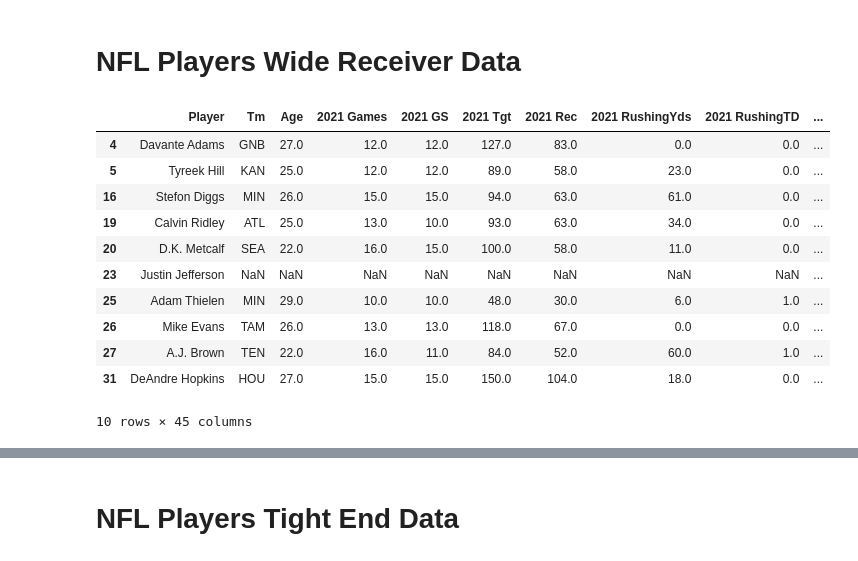
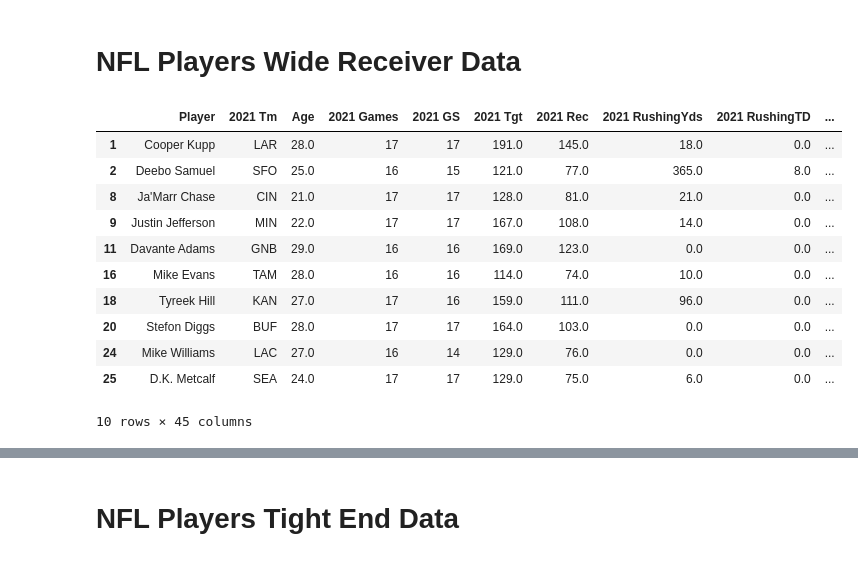
Before and after one commit to JessePRN/FantasyFootballAIAssist, a Jupyter notebook: Ronnie/NFL_Final.ipynb, the cells around one changed output, grey strips where cells are left out. Cells and saved outputs as stored; diff of their text form; code cells hidden in the pictures.

Commit message:
Final Output for ipynb and csv for skill positions

```diff
--- a/Ronnie/NFL_Final.ipynb
+++ b/Ronnie/NFL_Final.ipynb
@@ -5,11 +5,15 @@
 import pandas as pd
 import plotly.express as px
 import missingno as msno
-data1 = pd.read_csv('data/NFL_3.csv')
-data2 = pd.read_csv('data/NFL_2.csv')
-data3 = pd.read_csv('data/NFL_1.csv')
+#2021
+data1 = pd.read_csv('data/2021.csv', index_col=0)
+#2020
+data2 = pd.read_csv('data/2020.csv')
+#2019
+data3 = pd.read_csv('data/2019.csv', index_col=0)
 df = pd.merge(data1, data2,
                    on = 'Player',
-                   how ='left')
+                   how ='left',
+                   suffixes=("_2021", "_2020"))
 df.head(5)
 # %% [output]
@@ -58,0 +93,10 @@ Index(['Player', 'Tm_x', 'Pos_x', 'Age_x', 'G_x', 'GS_x', 'Tgt_x', 'Rec_x',
+# %%
+def get_position(row):
+  for val in row:
+    if val:
+      return val
+
+nfl_df["Pos"] = nfl_df[['Pos_2021', 'Pos_2020', 'Pos_2019']].apply(get_position, axis=1)
+nfl_df["Age"] = nfl_df[['Age_2021', 'Age_2020', 'Age_2019']].apply(get_position, axis=1)
+nfl_df.drop(columns=['Pos_2021', 'Pos_2020', 'Pos_2019', 'Age_2021', 'Age_2020', 'Age_2019'], inplace=True)
+nfl_df.columns
@@ -76,4 +225,11 @@ nflc_df.head(10)
 # %%
-# Parsing out arcane columns to more meaningly names by year so that data is in columns by player and not in rows.
-nflcleaned_df = nflc_df.rename(columns ={'Pos_x':'Pos','G':'2021 Games','GS':'2021 GS','Tgt': '2021 Tgt', 'Rec': '2021 Rec', 'PassingYds': '2021 PassingYds' , 'PassingTD': '2021 PassingTD', 'PassingAtt': '2021 PassingAtt', 'RushingYds': '2021 RushingYds', 'RushingTD': '2021 RushingTD', 'RushingAtt': '2021 RushingAtt', 'ReceivingYds': '2021 ReceivingYds', 'ReceivingTD': '2021 ReceivingTD', 'FantasyPoints': '2021 FantasyPoints', 'G_x':'2019 Games','GS_x':'2019 GS', 'Tgt_x':'2019 Tgt', 'Rec_x':'2019 Rec', 'PassingYds_x': '2020 PassingYds', 'PassingTD_x': '2019 PassingTD', 'PassingAtt_x': '2019 PassingAtt', 'RushingYds_x': '2019 RushingYds', 'RushingTD_x': '2019 RushingTD', 'RushingAtt_x': '2019 RushingAtt', 'ReceivingYds_x': '2019 ReceivingYds', 'ReceivingTD_x': '2019 ReceivingTD','FantasyPoints_x': '2019 FantasyPoints', 'G_y': '2020 Games', 'GS_y':'2020 GS', 'Tgt_y': '2020 Tgt', 'Rec_y': '2020 Rec', 'PassingYds_y': '2020 PassingYds', 'PassingTD_y': '2020 PassingTD', 'PassingAtt_y': '2020 PassingAtt', 'RushingYds_y': '2020 RushingYds', 'RushingTD_y': '2020 RushingTD', 'RushingAtt_y': '2020 RushingAtt', 'ReceivingYds_y': '2020 ReceivingYds', 'ReceivingTD_y': '2020 ReceivingTD', 'FantasyPoints_y': '2020 FantasyPoints'})
-nflcleaned_df.head(10)
+# # Parsing out arcane columns to more meaningly names by year so that data is in columns by player and not in rows.
+# nflcleaned_df = nflc_df.rename(columns ={'Pos_x':'Pos','G':'2021 Games','GS':'2021 GS','Tgt': '2021 Tgt', 'Rec': '2021 Rec', 'PassingYds': '2021 PassingYds' , 'PassingTD': '2021 PassingTD',
+#                                          'PassingAtt': '2021 PassingAtt', 'RushingYds': '2021 RushingYds', 'RushingTD': '2021 RushingTD', 'RushingAtt': '2021 RushingAtt',
+#                                          'ReceivingYds': '2021 ReceivingYds', 'ReceivingTD': '2021 ReceivingTD', 'FantasyPoints': '2021 FantasyPoints', 'G_x':'2019 Games',
+#                                          'GS_x':'2019 GS', 'Tgt_x':'2019 Tgt', 'Rec_x':'2019 Rec', 'PassingYds_x': '2020 PassingYds', 'PassingTD_x': '2019 PassingTD', 'PassingAtt_x': '2019 PassingAtt',
+#                                          'RushingYds_x': '2019 RushingYds', 'RushingTD_x': '2019 RushingTD', 'RushingAtt_x': '2019 RushingAtt', 'ReceivingYds_x': '2019 ReceivingYds',
+#                                          'ReceivingTD_x': '2019 ReceivingTD','FantasyPoints_x': '2019 FantasyPoints', 'G_y': '2020 Games', 'GS_y':'2020 GS', 'Tgt_y': '2020 Tgt', 'Rec_y': '2020 Rec',
+#                                          'PassingYds_y': '2020 PassingYds', 'PassingTD_y': '2020 PassingTD', 'PassingAtt_y': '2020 PassingAtt', 'RushingYds_y': '2020 RushingYds',
+#                                          'RushingTD_y': '2020 RushingTD', 'RushingAtt_y': '2020 RushingAtt', 'ReceivingYds_y': '2020 ReceivingYds', 'ReceivingTD_y': '2020 ReceivingTD', 'FantasyPoints_y': '2020 FantasyPoints'})
+# nflcleaned_df.head(10)
@@ -219,38 +369,38 @@ rb_df.to_csv('data/RB_X')
 # NFL Players Wide Receiver Data
 # %%
 # Wide Receivers df with engineered features parsed out by year
-wr_df = nflcleaned_df.loc[nflcleaned_df['Pos'] == 'WR', ['Player', 'Tm', 'Age', '2021 Games', '2021 GS', '2021 Tgt',
+wr_df = nflcleaned_df.loc[nflcleaned_df['Pos'] == 'WR', ['Player', '2021 Tm', 'Age', '2021 Games', '2021 GS', '2021 Tgt',
        '2021 Rec','2021 RushingYds', '2021 RushingTD', '2021 RushingAtt',
        '2021 ReceivingYds', '2021 ReceivingTD', '2021 FantasyPoints',
        '2019 Games', '2019 GS', '2019 Tgt', '2019 Rec','2019 RushingYds',
        '2019 RushingTD', '2019 RushingAtt', '2019 ReceivingYds',
        '2019 ReceivingTD', '2019 FantasyPoints', '2020 Games', '2020 GS',
        '2020 Tgt', '2020 Rec','2020 RushingYds', '2020 RushingTD',
        '2020 RushingAtt', '2020 ReceivingYds', '2020 ReceivingTD',
        '2020 FantasyPoints']]
 wr_df['Usage19'] = ((nflcleaned_df['2019 Tgt'] + nflcleaned_df['2019 Rec']) / nflcleaned_df['2019 Games'])
 wr_df['Touchdowns19'] = nflcleaned_df['2019 RushingTD'] + nflcleaned_df['2019 ReceivingTD']
 wr_df['TotYdsScrm19']= nflcleaned_df['2019 ReceivingYds']+ nflcleaned_df['2019 RushingYds']
 wr_df['Production19'] = ((nflcleaned_df['2019 RushingTD'] + nflcleaned_df['2019 ReceivingTD'] + nflcleaned_df['2019 RushingYds'] + nflcleaned_df['2019 ReceivingYds']) / wr_df['Usage19'])
 wr_df['Usage20'] = ((nflcleaned_df['2020 Tgt'] + nflcleaned_df['2020 Rec']) / nflcleaned_df['2020 Games'])
 wr_df['Touchdowns20'] = nflcleaned_df['2020 RushingTD'] + nflcleaned_df['2020 ReceivingTD']
 wr_df['TotYdsScrm20']= nflcleaned_df['2020 ReceivingYds']+ nflcleaned_df['2020 RushingYds']
 wr_df['Production20'] = ((nflcleaned_df['2020 RushingTD'] + nflcleaned_df['2020 ReceivingTD'] + nflcleaned_df['2020 RushingYds'] + nflcleaned_df['2020 ReceivingYds']) / wr_df['Usage20'])
 wr_df['Usage21'] = ((nflcleaned_df['2021 Tgt'] + nflcleaned_df['2021 Rec']) / nflcleaned_df['2021 Games'])
 wr_df['Touchdowns21'] = nflcleaned_df['2021 RushingTD'] + nflcleaned_df['2021 ReceivingTD']
 wr_df['TotYdsScrm21']= nflcleaned_df['2021 ReceivingYds']+ nflcleaned_df['2021 RushingYds']
 wr_df['Production21'] = ((nflcleaned_df['2021 RushingTD'] + nflcleaned_df['2021 ReceivingTD'] + nflcleaned_df['2021 RushingYds'] + nflcleaned_df['2021 ReceivingYds']) / wr_df['Usage21'])
 wr_df.head(10)
 # %% [output]
-|  | Player | Tm | Age | 2021 Games | 2021 GS | 2021 Tgt | 2021 Rec | 2021 RushingYds | 2021 RushingTD | ... |
-| 4 | Davante Adams | GNB | 27.0 | 12.0 | 12.0 | 127.0 | 83.0 | 0.0 | 0.0 | ... |
-| 5 | Tyreek Hill | KAN | 25.0 | 12.0 | 12.0 | 89.0 | 58.0 | 23.0 | 0.0 | ... |
-| 16 | Stefon Diggs | MIN | 26.0 | 15.0 | 15.0 | 94.0 | 63.0 | 61.0 | 0.0 | ... |
-| 19 | Calvin Ridley | ATL | 25.0 | 13.0 | 10.0 | 93.0 | 63.0 | 34.0 | 0.0 | ... |
-| 20 | D.K. Metcalf | SEA | 22.0 | 16.0 | 15.0 | 100.0 | 58.0 | 11.0 | 0.0 | ... |
-| 23 | Justin Jefferson | NaN | NaN | NaN | NaN | NaN | NaN | NaN | NaN | ... |
-| 25 | Adam Thielen | MIN | 29.0 | 10.0 | 10.0 | 48.0 | 30.0 | 6.0 | 1.0 | ... |
-| 26 | Mike Evans | TAM | 26.0 | 13.0 | 13.0 | 118.0 | 67.0 | 0.0 | 0.0 | ... |
-| 27 | A.J. Brown | TEN | 22.0 | 16.0 | 11.0 | 84.0 | 52.0 | 60.0 | 1.0 | ... |
-| 31 | DeAndre Hopkins | HOU | 27.0 | 15.0 | 15.0 | 150.0 | 104.0 | 18.0 | 0.0 | ... |
+|  | Player | 2021 Tm | Age | 2021 Games | 2021 GS | 2021 Tgt | 2021 Rec | 2021 RushingYds | 2021 RushingTD | ... |
+| 1 | Cooper Kupp | LAR | 28.0 | 17 | 17 | 191.0 | 145.0 | 18.0 | 0.0 | ... |
+| 2 | Deebo Samuel | SFO | 25.0 | 16 | 15 | 121.0 | 77.0 | 365.0 | 8.0 | ... |
+| 8 | Ja'Marr Chase | CIN | 21.0 | 17 | 17 | 128.0 | 81.0 | 21.0 | 0.0 | ... |
+| 9 | Justin Jefferson | MIN | 22.0 | 17 | 17 | 167.0 | 108.0 | 14.0 | 0.0 | ... |
+| 11 | Davante Adams | GNB | 29.0 | 16 | 16 | 169.0 | 123.0 | 0.0 | 0.0 | ... |
+| 16 | Mike Evans | TAM | 28.0 | 16 | 16 | 114.0 | 74.0 | 10.0 | 0.0 | ... |
+| 18 | Tyreek Hill | KAN | 27.0 | 17 | 16 | 159.0 | 111.0 | 96.0 | 0.0 | ... |
+| 20 | Stefon Diggs | BUF | 28.0 | 17 | 17 | 164.0 | 103.0 | 0.0 | 0.0 | ... |
+| 24 | Mike Williams | LAC | 27.0 | 16 | 14 | 129.0 | 76.0 | 0.0 | 0.0 | ... |
+| 25 | D.K. Metcalf | SEA | 24.0 | 17 | 17 | 129.0 | 75.0 | 6.0 | 0.0 | ... |
 10 rows × 45 columns
```
Also changed, not shown: parts of 54 cells of this notebook, 7 other files.
